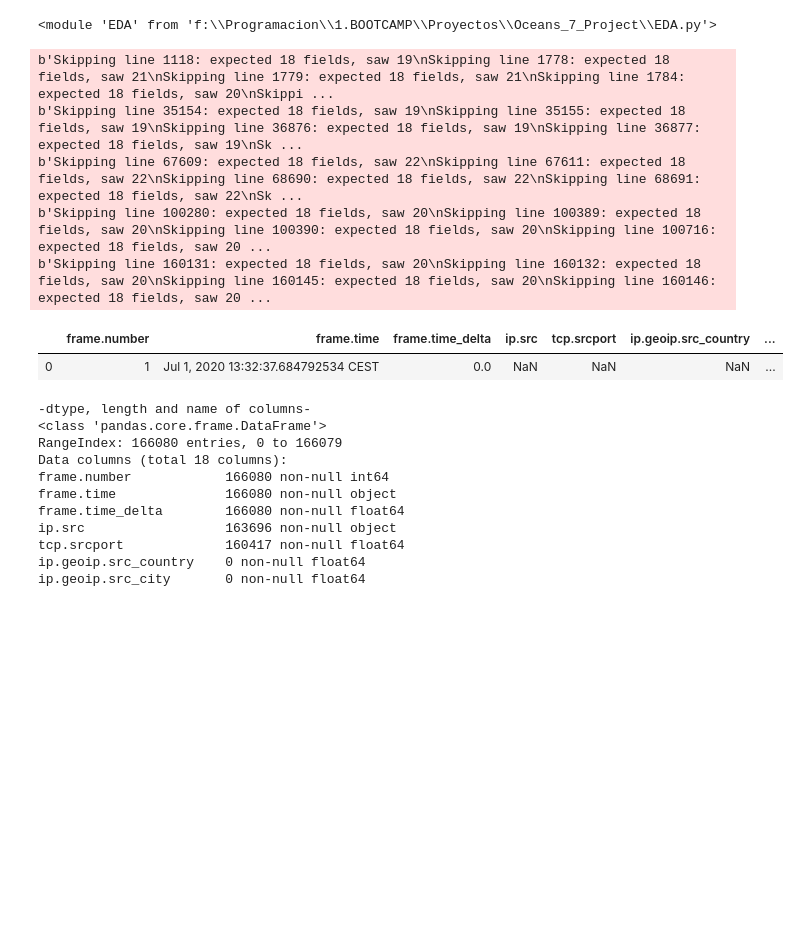
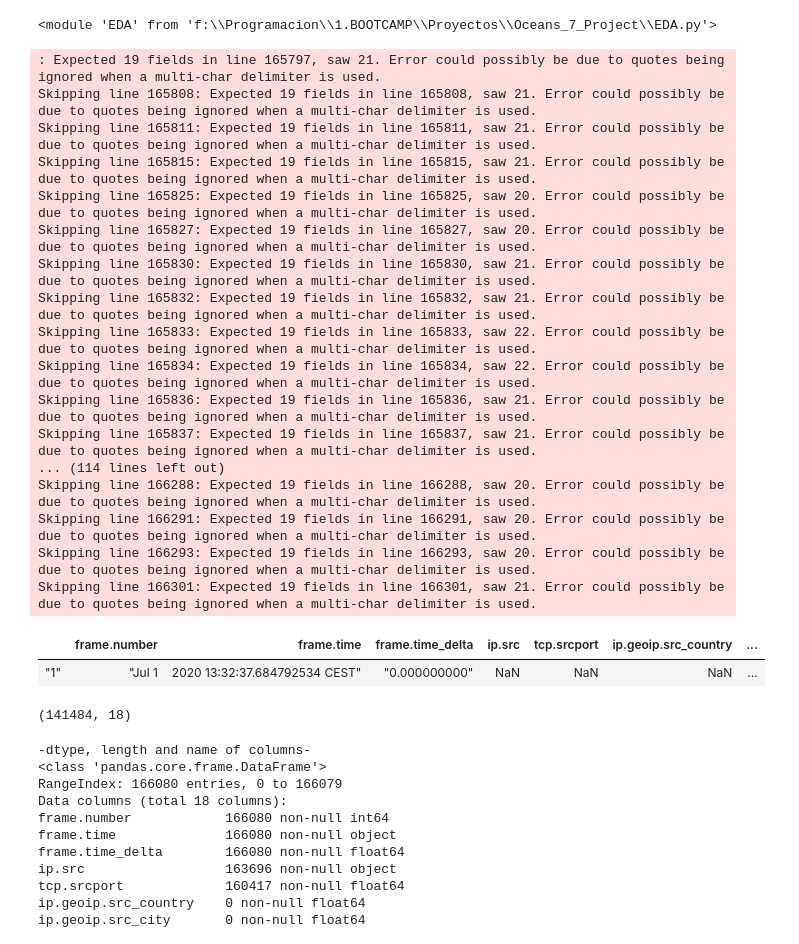
Before and after one commit to Dibmar/Oceans_7_Project, a Jupyter notebook: 01-07_Kali.ipynb, the cells around one changed output. Saved outputs shown, nothing was run; the diff lists cells and outputs as text; code cells hidden in the pictures; blank space fills up the shorter version.

```diff
--- a/01-07_Kali.ipynb
+++ b/01-07_Kali.ipynb
@@ -11,16 +11,32 @@ EDA
 EDA lib ready
 <module 'EDA' from 'f:\\Programacion\\1.BOOTCAMP\\Proyectos\\Oceans_7_Project\\EDA.py'>
 # %%
-kali = pd.read_csv(r'F:\Programacion\1.BOOTCAMP\data\trabajo_interdisciplinar\simulacro_ataque_01-07_kali.csv', error_bad_lines = False)
+kali = pd.read_csv(r'F:\Programacion\1.BOOTCAMP\data\trabajo_interdisciplinar\simulacro_ataque_01-07_kali.csv',sep='[,]', error_bad_lines = False)
 kali.head(1)
 # %% [output]
-b'Skipping line 1118: expected 18 fields, saw 19\nSkipping line 1778: expected 18 fields, saw 21\nSkipping line 1779: expected 18 fields, saw 21\nSkipping line 1784: expected 18 fields, saw 20\nSkippi ...
-b'Skipping line 35154: expected 18 fields, saw 19\nSkipping line 35155: expected 18 fields, saw 19\nSkipping line 36876: expected 18 fields, saw 19\nSkipping line 36877: expected 18 fields, saw 19\nSk ...
-b'Skipping line 67609: expected 18 fields, saw 22\nSkipping line 67611: expected 18 fields, saw 22\nSkipping line 68690: expected 18 fields, saw 22\nSkipping line 68691: expected 18 fields, saw 22\nSk ...
-b'Skipping line 100280: expected 18 fields, saw 20\nSkipping line 100389: expected 18 fields, saw 20\nSkipping line 100390: expected 18 fields, saw 20\nSkipping line 100716: expected 18 fields, saw 20 ...
-b'Skipping line 160131: expected 18 fields, saw 20\nSkipping line 160132: expected 18 fields, saw 20\nSkipping line 160145: expected 18 fields, saw 20\nSkipping line 160146: expected 18 fields, saw 20 ...
+: Expected 19 fields in line 165797, saw 21. Error could possibly be due to quotes being ignored when a multi-char delimiter is used.
+Skipping line 165808: Expected 19 fields in line 165808, saw 21. Error could possibly be due to quotes being ignored when a multi-char delimiter is used.
+Skipping line 165811: Expected 19 fields in line 165811, saw 21. Error could possibly be due to quotes being ignored when a multi-char delimiter is used.
+Skipping line 165815: Expected 19 fields in line 165815, saw 21. Error could possibly be due to quotes being ignored when a multi-char delimiter is used.
+Skipping line 165825: Expected 19 fields in line 165825, saw 20. Error could possibly be due to quotes being ignored when a multi-char delimiter is used.
+Skipping line 165827: Expected 19 fields in line 165827, saw 20. Error could possibly be due to quotes being ignored when a multi-char delimiter is used.
+Skipping line 165830: Expected 19 fields in line 165830, saw 21. Error could possibly be due to quotes being ignored when a multi-char delimiter is used.
+Skipping line 165832: Expected 19 fields in line 165832, saw 21. Error could possibly be due to quotes being ignored when a multi-char delimiter is used.
+Skipping line 165833: Expected 19 fields in line 165833, saw 22. Error could possibly be due to quotes being ignored when a multi-char delimiter is used.
+Skipping line 165834: Expected 19 fields in line 165834, saw 22. Error could possibly be due to quotes being ignored when a multi-char delimiter is used.
+Skipping line 165836: Expected 19 fields in line 165836, saw 21. Error could possibly be due to quotes being ignored when a multi-char delimiter is used.
+Skipping line 165837: Expected 19 fields in line 165837, saw 21. Error could possibly be due to quotes being ignored when a multi-char delimiter is used.
+... (114 lines left out)
+Skipping line 166288: Expected 19 fields in line 166288, saw 20. Error could possibly be due to quotes being ignored when a multi-char delimiter is used.
+Skipping line 166291: Expected 19 fields in line 166291, saw 20. Error could possibly be due to quotes being ignored when a multi-char delimiter is used.
+Skipping line 166293: Expected 19 fields in line 166293, saw 20. Error could possibly be due to quotes being ignored when a multi-char delimiter is used.
+Skipping line 166301: Expected 19 fields in line 166301, saw 21. Error could possibly be due to quotes being ignored when a multi-char delimiter is used.
 |  | frame.number | frame.time | frame.time_delta | ip.src | tcp.srcport | ip.geoip.src_country | ... |
-| 0 | 1 | Jul 1, 2020 13:32:37.684792534 CEST | 0.0 | NaN | NaN | NaN | ... |
+| "1" | "Jul 1 | 2020 13:32:37.684792534 CEST" | "0.000000000" | NaN | NaN | NaN | ... |
+# %%
+kali.shape
+# %% [output]
+(141484, 18)
 # %%
 EDA.general_info(kali)
 # %% [output]
```
Also changed, not shown: 1 other file.
